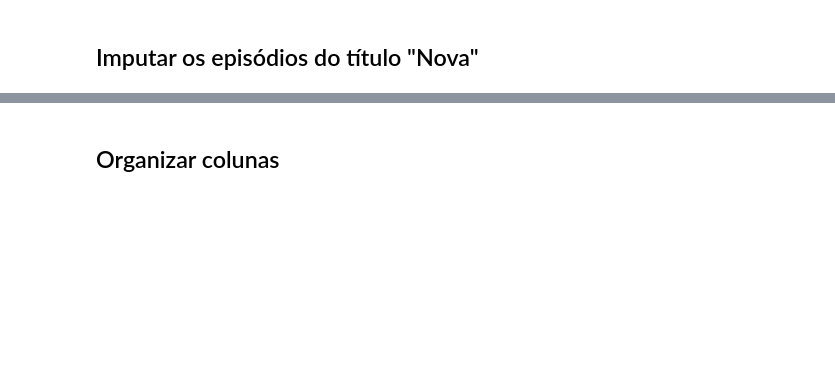
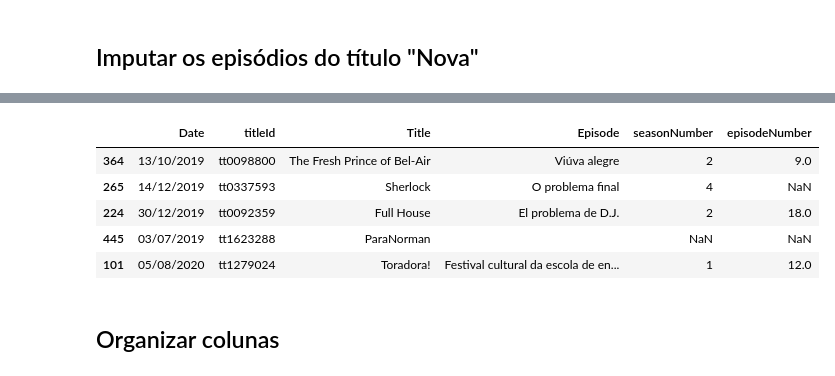
Before and after one commit to vichShir/netflix-analysis, a Jupyter notebook: notebooks/Netflix_Analysis.ipynb, the cells around one changed output, grey strips where cells are left out. Drawn from its saved outputs; the diff is of its cells as text; code cells hidden in the pictures; blank space fills up the shorter version.

```diff
--- a/notebooks/Netflix_Analysis.ipynb
+++ b/notebooks/Netflix_Analysis.ipynb
@@ -407,3 +679,12 @@ netflix_df.loc[[132, 133]]
+# %%
+netflix_df.sample(5)
+# %% [output]
+|  | Date | titleId | Title | Episode | seasonNumber | episodeNumber |
+| 364 | 13/10/2019 | tt0098800 | The Fresh Prince of Bel-Air | Viúva alegre | 2 | 9.0 |
+| 265 | 14/12/2019 | tt0337593 | Sherlock | O problema final | 4 | NaN |
+| 224 | 30/12/2019 | tt0092359 | Full House | El problema de D.J. | 2 | 18.0 |
+| 445 | 03/07/2019 | tt1623288 | ParaNorman |  | NaN | NaN |
+| 101 | 05/08/2020 | tt1279024 | Toradora! | Festival cultural da escola de en... | 1 | 12.0 |
 # %% [markdown]
 ## Organizar colunas
 # %%
```
Also changed, not shown: parts of 27 cells of this notebook, 1 other file.
